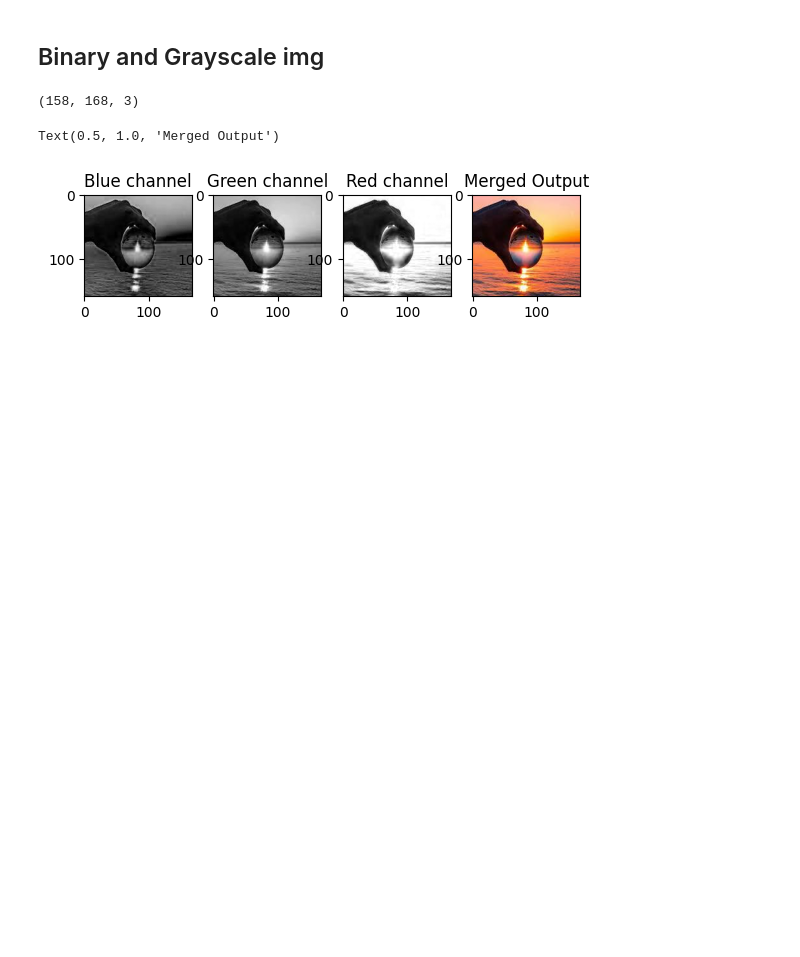
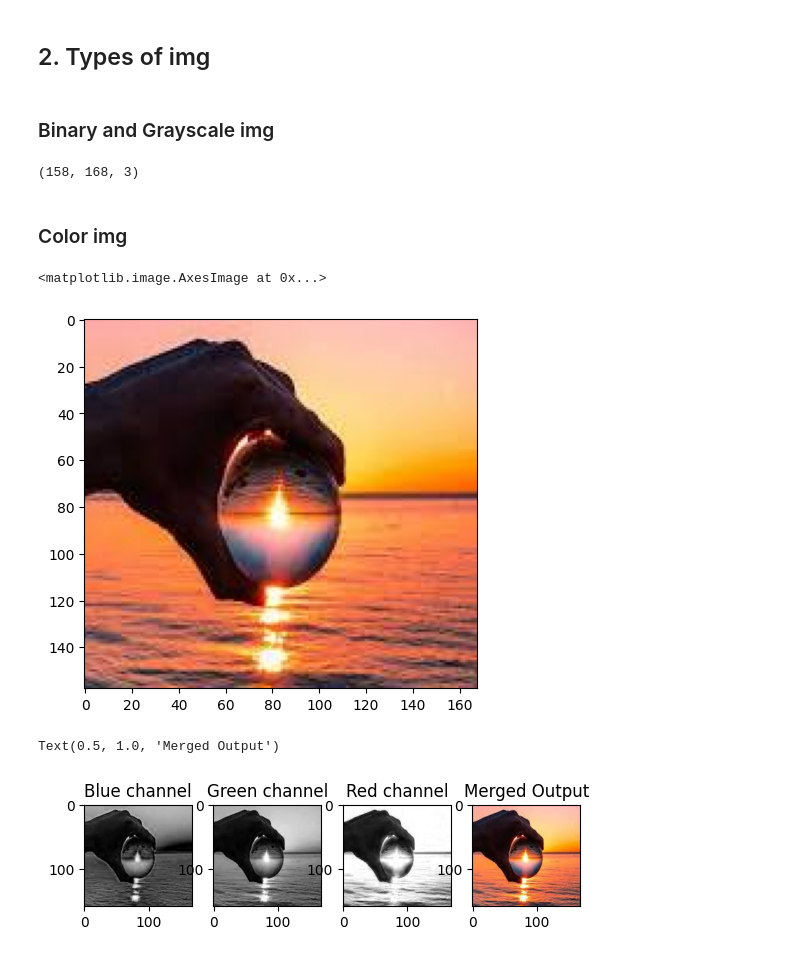
Before and after one commit to Jessica-Nguyen03/Image_Processing, a Jupyter notebook: laboratory1.ipynb, the cells around one changed output. Saved outputs shown, nothing was run; the diff lists cells and outputs as text; code cells hidden in the pictures; blank space fills up the shorter version.

```diff
--- a/laboratory1.ipynb
+++ b/laboratory1.ipynb
@@ -19,9 +28,18 @@ TypeError: namedWindow() missing required argument 'winname' (pos 1)
+# %% [markdown]
+## 2. Types of img
 # %% [markdown]
-## Binary and Grayscale img
+### Binary and Grayscale img
 # %%
 retval.shape
 # %% [output]
 (158, 168, 3)
+# %% [markdown]
+### Color img
+# %%
+plt.imshow(retval[:,:,::-1])
+# %% [output]
+<matplotlib.image.AxesImage at 0x...>
+[figure, added]
 # %%
 b,g,r = cv2.split(retval)
 imgMerge = cv2.merge((b, g, r))
```
Also changed, not shown: parts of 10 cells of this notebook, 5 other files.
